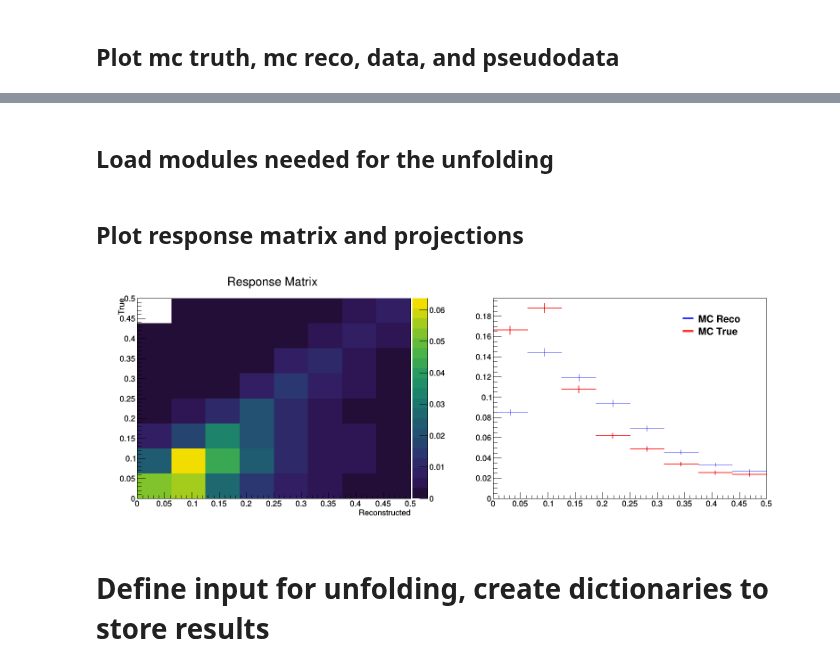
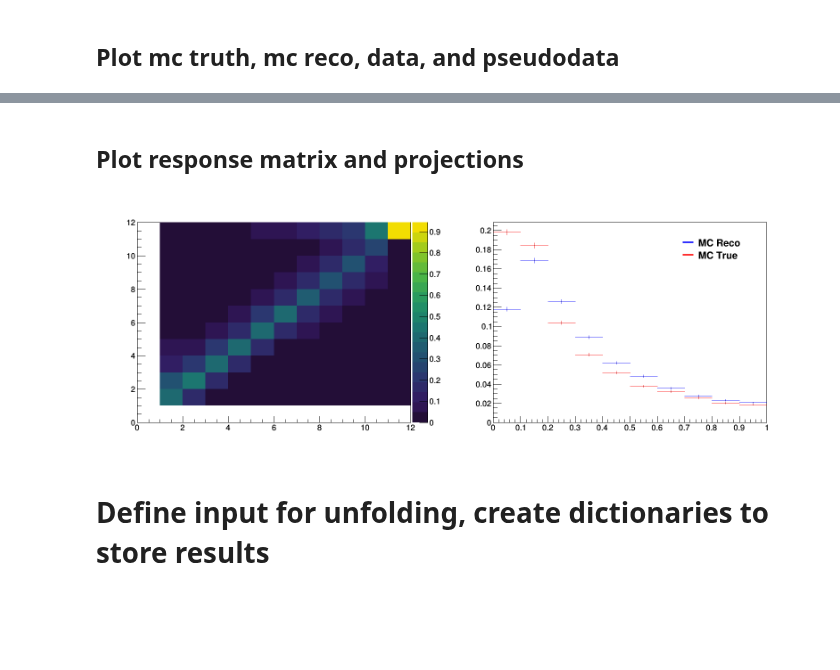
Before and after one commit to miguelignacio/disjets, a Jupyter notebook: Unfolding_RooUnfold.ipynb, the cells around one changed output, grey strips where cells are left out. Saved outputs shown, nothing was run; the diff lists cells and outputs as text; code cells hidden in the pictures; blank space fills up the shorter version.

```diff
--- a/Unfolding_RooUnfold.ipynb
+++ b/Unfolding_RooUnfold.ipynb
@@ -177,7 +192,7 @@ jet_pt>5 125072  fraction kept: 100.0
 ## define variables, binning, etc
 # %%
 #coarsebins = 15
-#finebins = 15
+#finebins = 15##15
 #minval = 2.5
 #maxval = np.pi
 #variable    = 'jet_dphi'
@@ -198,18 +213,18 @@ jet_pt>5 125072  fraction kept: 100.0
 #genvariable = 'genjet_qtnormept'
 
 
-coarsebins = 8
-finebins = 8
+coarsebins = 10
+finebins = 10
 minval = 0.0
-maxval = 0.50
+maxval = 1.0
 variable = 'jet_qtnormjetpt'
 genvariable = 'genjet_qtnormjetpt'
 namevariable = r'$q_{T}/p_{T}^{jet}$'
 
-#coarsebins = 10
-#finebins = 10
+#coarsebins = 15
+#finebins = 15
 #minval = 0
-#maxval = 1.0
+#maxval = 1.5
 #variable = 'jet_z'
 #genvariable = 'genjet_z'
 #namevariable = r'$z_{jet}$'
@@ -226,5 +241,5 @@ M2.SetTitle("-1#sigma")
 scaleup = 1.001
 scaledn = 0.999
 
-eptmin = 20
-eptmax = 25
+eptmin = 15
+eptmax = 20
@@ -270,11 +283,16 @@ plt.legend(loc='best', frameon=False)
 ## Fill response matrix
 # %%
 Npe = len(mc_cut[variable])
+
+response= RooUnfoldResponse(coarsebins, minval, maxval,
+                            finebins , minval, maxval);
+response.UseOverflow()
 
 for i in np.arange(len(mc_cut[variable])):
     x = mc_cut.iloc[i][variable]
     y = mc_cut.iloc[i][genvariable]
     M.Fill(x, y, 1./Npe)
+    response.Fill(x, y);
 #
 #plt.hist(df_cut['jet_qt'],bins=10,range=(0,10.0),normed=True,alpha=0.9, label='MC reco',histtype='step',lw=2)
 # %% [markdown]
@@ -365,2 +373,0 @@ Warning in <TCanvas::Constructor>: Deleting canvas with same name: creco
-# %% [markdown]
-## Load modules needed for the unfolding
@@ -382,37 +374,37 @@ from ROOT import TLatex
 # %% [markdown]
 ## Plot response matrix and projections
 # %%
-responseMatrix = M
-mc_truth = responseMatrix.ProjectionY()
-mc_reco = responseMatrix.ProjectionX()
+mc_truth = M.ProjectionY()
+mc_reco = M.ProjectionX()
 mc_truth.SetLineColorAlpha(2,0.8)
 mc_reco.SetLineColorAlpha(4,0.8)
 
 ##draw mc truth, mc reco, response matrix
 c = ROOT.TCanvas('c','c',1600,600)
 c.Divide(2)
 c.cd(1)
-responseMatrix.Draw('colz')
-responseMatrix.SetTitle('Response Matrix; Reconstructed; True')
+response.Mresponse().Draw("colz")
+#responseMatrix.Draw('colz')
+#response.Mresponse().SetTitle('Response Matrix; Reconstructed; True')
 
 #ROOT.gPad.SetLogz()
 c.cd(2)
 
 
 label = Legend("")
 label.Add(mc_reco,'MC Reco','L')
 label.Add(mc_truth,'MC True','L')
 
 hs_mc = ROOT.THStack()
 hs_mc.Add(mc_reco)
 hs_mc.Add(mc_truth)
 hs_mc.Draw('nostack')
 #hs_mc.SetTitle(axestitle[variable])
 
 label.Draw(0.65,.87)
 c.Draw()
 # %% [output]
-[figure, old version]
+[figure, new version]
 # %% [markdown]
 # Define input for unfolding, create dictionaries to store results
 # %%
```
Also changed, not shown: parts of 30 cells of this notebook.
